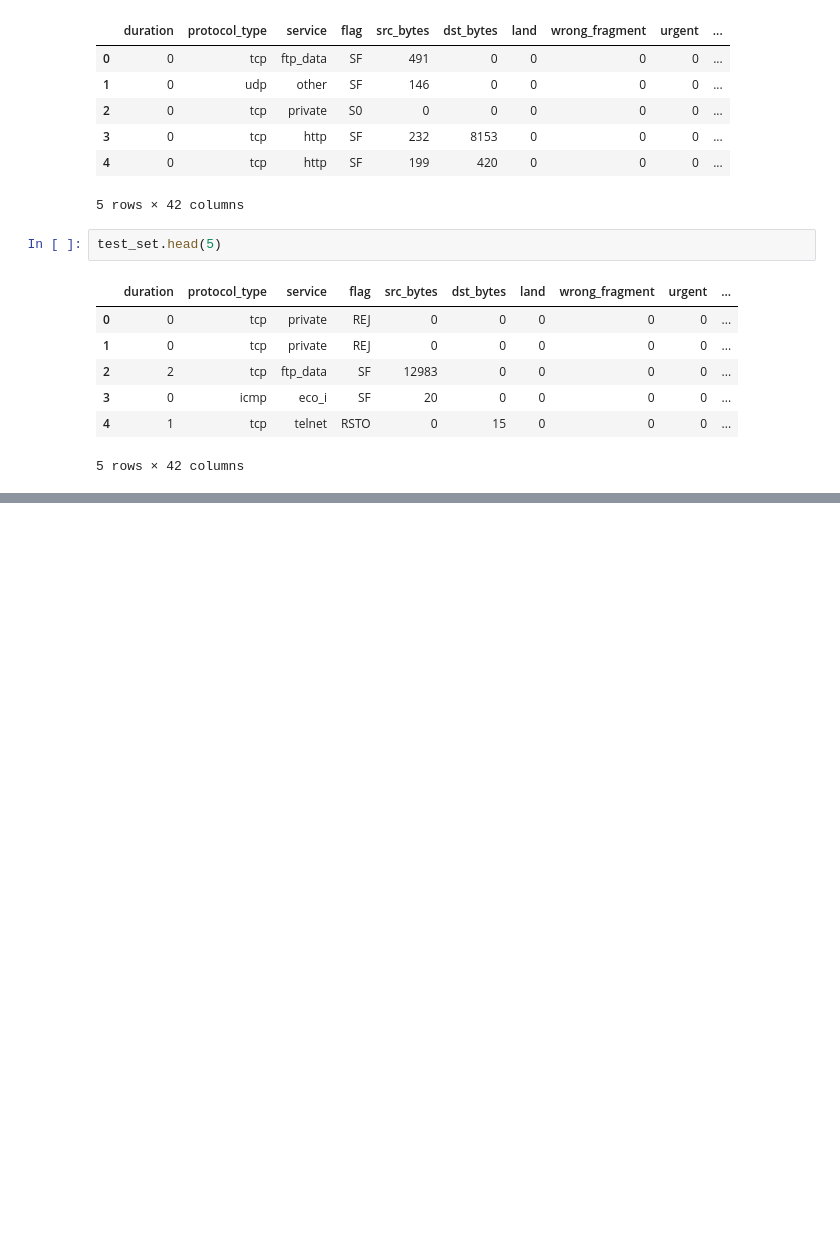
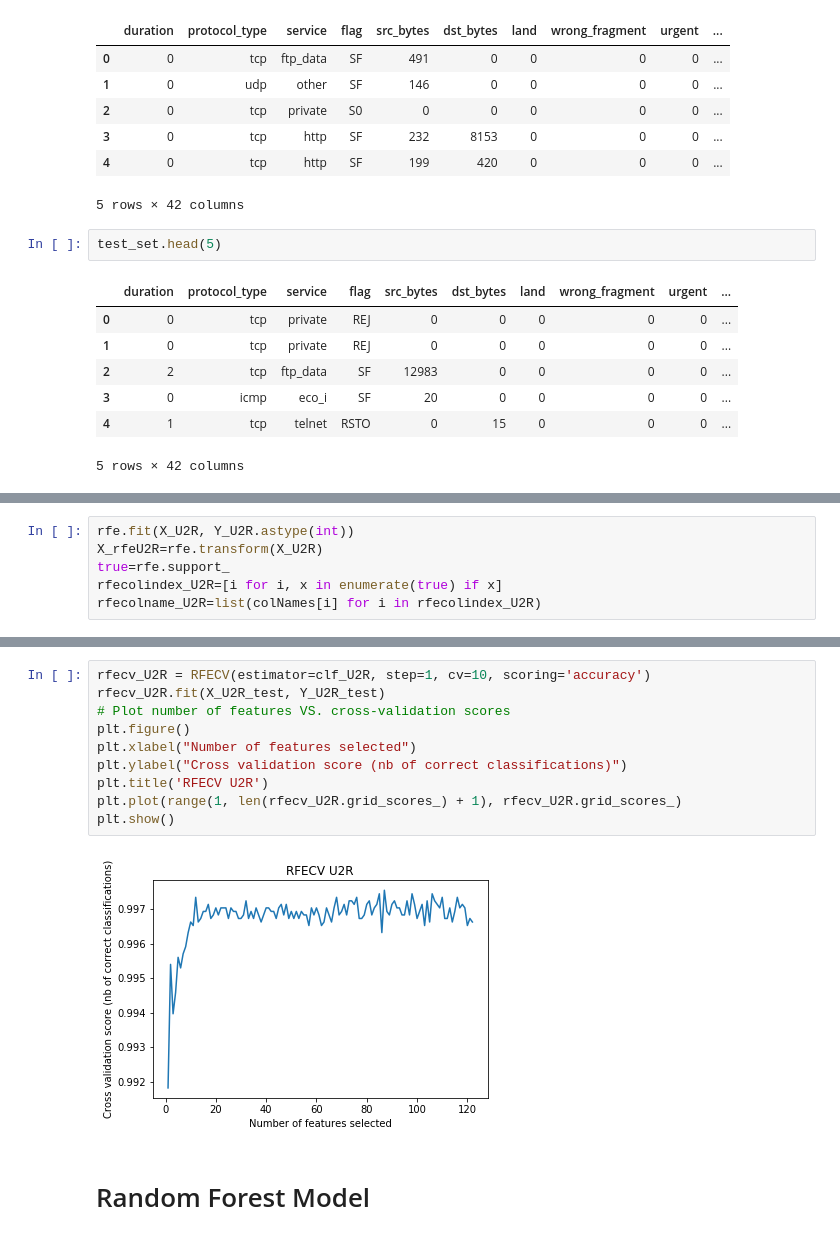
Before and after one commit to JTomkiewicz/EARIN, a Jupyter notebook: lab4/lab4.ipynb, the cells around one changed output, grey strips where cells are left out. Drawn from its saved outputs; the diff is of its cells as text; blank space fills up the shorter version.

```diff
--- a/lab4/lab4.ipynb
+++ b/lab4/lab4.ipynb
@@ -48,0 +543,6 @@ test_set.head(5)
+# %%
+rfe.fit(X_U2R, Y_U2R.astype(int))
+X_rfeU2R=rfe.transform(X_U2R)
+true=rfe.support_
+rfecolindex_U2R=[i for i, x in enumerate(true) if x]
+rfecolname_U2R=list(colNames[i] for i in rfecolindex_U2R)
@@ -48,0 +785,14 @@ test_set.head(5)
+# %%
+rfecv_U2R = RFECV(estimator=clf_U2R, step=1, cv=10, scoring='accuracy')
+rfecv_U2R.fit(X_U2R_test, Y_U2R_test)
+# Plot number of features VS. cross-validation scores
+plt.figure()
+plt.xlabel("Number of features selected")
+plt.ylabel("Cross validation score (nb of correct classifications)")
+plt.title('RFECV U2R')
+plt.plot(range(1, len(rfecv_U2R.grid_scores_) + 1), rfecv_U2R.grid_scores_)
+plt.show()
+# %% [output]
+[figure, added]
+# %% [markdown]
+# Random Forest Model
```
Also changed, not shown: parts of 168 cells of this notebook.
